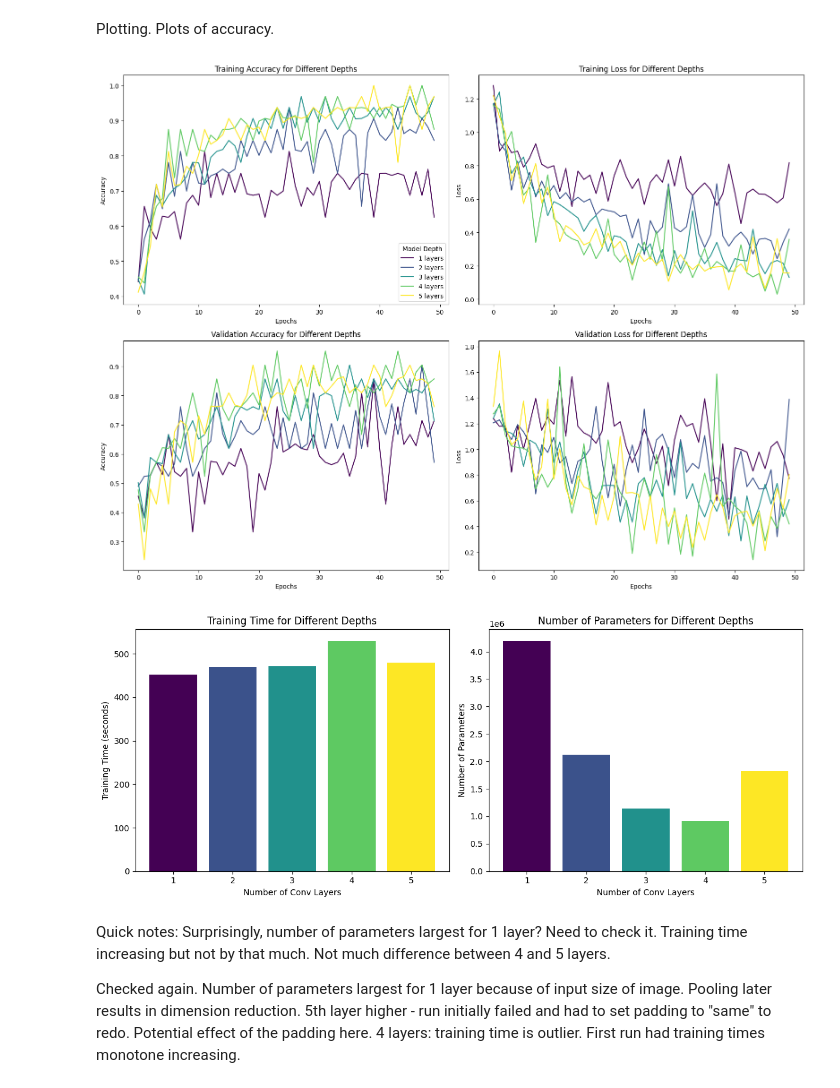
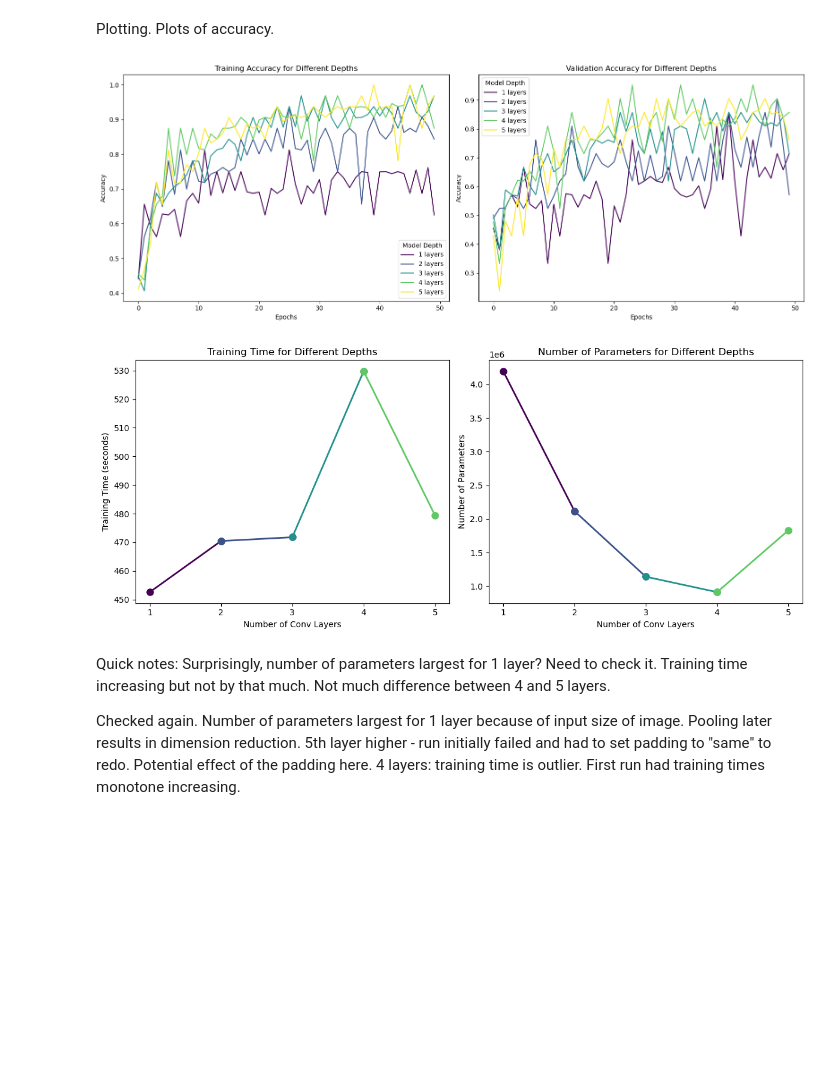
Before and after one commit to shrey1411/dst-group-project-2, a Jupyter notebook: VivekP/04-ReLUInvestigation.ipynb, the cells around one changed output. Saved outputs shown, nothing was run; the diff lists cells and outputs as text; code cells hidden in the pictures; blank space fills up the shorter version.

Commit message:
In-depth depth explanations

```diff
--- a/VivekP/04-ReLUInvestigation.ipynb
+++ b/VivekP/04-ReLUInvestigation.ipynb
@@ -654,9 +725,10 @@ import os
 import numpy as np
 import matplotlib.pyplot as plt
 from tensorflow.keras.models import load_model
+from matplotlib.cm import viridis
 
 # Directory where models and history are saved
-save_dir = 'model_saves'
+save_dir = 'model_saved/depths'
 
 # Initialize lists for plotting
 training_times = []
@@ -682,73 +754,61 @@ for num_conv_layers in depths:
             depth_accuracy_data.append({
                 'depth': num_conv_layers,
                 'train_accuracy': history_data['accuracy'],
-                'train_loss': history_data['loss'],
-                'val_accuracy': history_data['val_accuracy'],
-                'val_loss': history_data['val_loss']
+                'val_accuracy': history_data['val_accuracy']
             })
             training_times.append(history_data['training_time'])
     else:
         print(f"No model or history found for depth {num_conv_layers}.")
 
 # Colors for different depths using the viridis colormap
-from matplotlib.cm import viridis
 colors = viridis(np.linspace(0, 1, len(depth_accuracy_data)))
 
-# Create subplots for accuracy and loss
-fig, axs = plt.subplots(2, 2, figsize=(16, 12))
+# Create subplots for training and validation accuracy
+fig, axs = plt.subplots(1, 2, figsize=(16, 6))
 
 # Plot Training Accuracy
 for i, data in enumerate(depth_accuracy_data):
-    axs[0, 0].plot(data['train_accuracy'], color=colors[i], label=f'{data["depth"]} layers')
-axs[0, 0].set_title('Training Accuracy for Different Depths')
-axs[0, 0].set_xlabel('Epochs')
-axs[0, 0].set_ylabel('Accuracy')
-axs[0, 0].legend(title='Model Depth')
-
-# Plot Training Loss
-for i, data in enumerate(depth_accuracy_data):
-    axs[0, 1].plot(data['train_loss'], color=colors[i], label=f'{data["depth"]} layers')
-axs[0, 1].set_title('Training Loss for Different Depths')
-axs[0, 1].set_xlabel('Epochs')
-axs[0, 1].set_ylabel('Loss')
+    axs[0].plot(data['train_accuracy'], color=colors[i], label=f'{data["depth"]} layers', marker='')
+axs[0].set_title('Training Accuracy for Different Depths')
+axs[0].set_xlabel('Epochs')
+axs[0].set_ylabel('Accuracy')
+axs[0].legend(title='Model Depth')
 
 # Plot Validation Accuracy
 for i, data in enumerate(depth_accuracy_data):
-    axs[1, 0].plot(data['val_accuracy'], color=colors[i], label=f'{data["depth"]} layers')
-axs[1, 0].set_title('Validation Accuracy for Different Depths')
-axs[1, 0].set_xlabel('Epochs')
-axs[1, 0].set_ylabel('Accuracy')
-
-# Plot Validation Loss
-for i, data in enumerate(depth_accuracy_data):
-    axs[1, 1].plot(data['val_loss'], color=colors[i], label=f'{data["depth"]} layers')
-axs[1, 1].set_title('Validation Loss for Different Depths')
-axs[1, 1].set_xlabel('Epochs')
-axs[1, 1].set_ylabel('Loss')
+    axs[1].plot(data['val_accuracy'], color=colors[i], label=f'{data["depth"]} layers', marker='')
+axs[1].set_title('Validation Accuracy for Different Depths')
+axs[1].set_xlabel('Epochs')
+axs[1].set_ylabel('Accuracy')
+axs[1].legend(title='Model Depth')
 
 plt.tight_layout()
 plt.show()
 
-# Plot Training Time and Number of Parameters
+# Line plot for Training Time and Number of Parameters with viridis color gradient
 fig, (ax1, ax2) = plt.subplots(1, 2, figsize=(12, 5))
 
-# Bar chart for Training Time
-ax1.bar([data['depth'] for data in depth_accuracy_data], training_times, color=colors)
+# Training Time line plot
+for i in range(len(depths) - 1):
+    ax1.plot(depths[i:i+2], training_times[i:i+2], color=colors[i], marker='o', linewidth=2, markersize=8)
+ax1.set_xticks(depths)  # Ensure only specified depths are shown
 ax1.set_title('Training Time for Different Depths')
 ax1.set_xlabel('Number of Conv Layers')
 ax1.set_ylabel('Training Time (seconds)')
 
-# Bar chart for Number of Parameters
-ax2.bar([data['depth'] for data in depth_accuracy_data], num_parameters, color=colors)
+# Number of Parameters line plot
+for i in range(len(depths) - 1):
+    ax2.plot(depths[i:i+2], num_parameters[i:i+2], color=colors[i], marker='o', linewidth=2, markersize=8)
+ax2.set_xticks(depths)  # Ensure only specified depths are shown
 ax2.set_title('Number of Parameters for Different Depths')
 ax2.set_xlabel('Number of Conv Layers')
 ax2.set_ylabel('Number of Parameters')
 
 plt.tight_layout()
 plt.show()
 # %% [output]
-[figure, old version]
+[figure, new version]
-[figure, old version]
+[figure, new version]
 # %% [markdown]
 Quick notes: Surprisingly, number of parameters largest for 1 layer? Need to check it. Training time increasing but not by that much. Not much difference between 4 and 5 layers.
 
```
Also changed, not shown: parts of 18 cells of this notebook.
